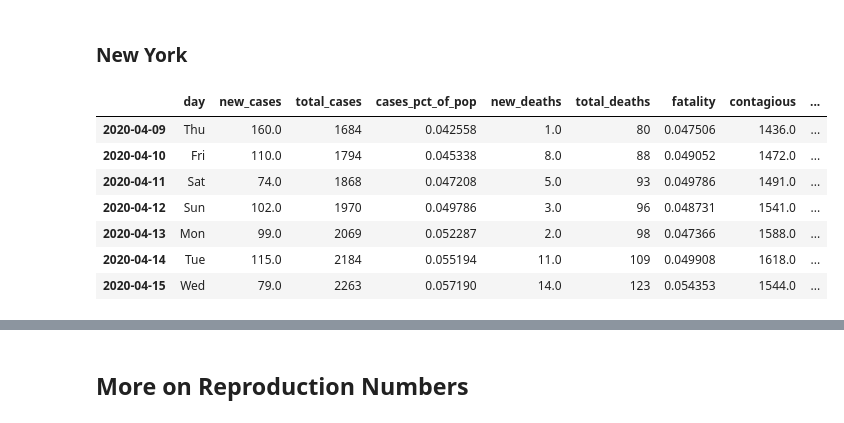
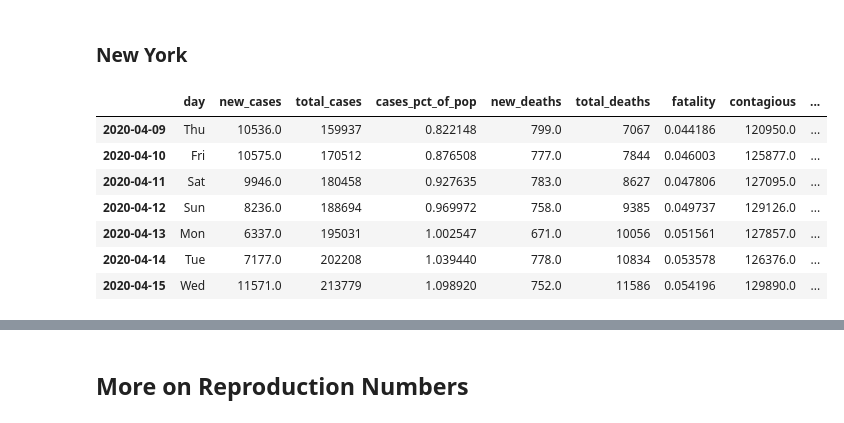
Before and after one commit to tedteske/Covid-19-Model, a Jupyter notebook: covid.ipynb, the cells around one changed output, grey strips where cells are left out. Cells and saved outputs as stored; diff of their text form; code cells hidden in the pictures.

```diff
--- a/covid.ipynb
+++ b/covid.ipynb
@@ -758,17 +750,17 @@ plot_growth(df_states,
 # %% [markdown]
 ### New York
 # %%
-NY_Cov = df_states[df_states['total_cases']>10].loc['Oklahoma']
+NY_Cov = df_states[df_states['total_cases']>10].loc['New York']
 NY_Cov[NY_Cov['source']=='actual'].tail(7)
 # %% [output]
 |  | day | new_cases | total_cases | cases_pct_of_pop | new_deaths | total_deaths | fatality | contagious | ... |
-| 2020-04-09 | Thu | 160.0 | 1684 | 0.042558 | 1.0 | 80 | 0.047506 | 1436.0 | ... |
-| 2020-04-10 | Fri | 110.0 | 1794 | 0.045338 | 8.0 | 88 | 0.049052 | 1472.0 | ... |
-| 2020-04-11 | Sat | 74.0 | 1868 | 0.047208 | 5.0 | 93 | 0.049786 | 1491.0 | ... |
-| 2020-04-12 | Sun | 102.0 | 1970 | 0.049786 | 3.0 | 96 | 0.048731 | 1541.0 | ... |
-| 2020-04-13 | Mon | 99.0 | 2069 | 0.052287 | 2.0 | 98 | 0.047366 | 1588.0 | ... |
-| 2020-04-14 | Tue | 115.0 | 2184 | 0.055194 | 11.0 | 109 | 0.049908 | 1618.0 | ... |
-| 2020-04-15 | Wed | 79.0 | 2263 | 0.057190 | 14.0 | 123 | 0.054353 | 1544.0 | ... |
+| 2020-04-09 | Thu | 10536.0 | 159937 | 0.822148 | 799.0 | 7067 | 0.044186 | 120950.0 | ... |
+| 2020-04-10 | Fri | 10575.0 | 170512 | 0.876508 | 777.0 | 7844 | 0.046003 | 125877.0 | ... |
+| 2020-04-11 | Sat | 9946.0 | 180458 | 0.927635 | 783.0 | 8627 | 0.047806 | 127095.0 | ... |
+| 2020-04-12 | Sun | 8236.0 | 188694 | 0.969972 | 758.0 | 9385 | 0.049737 | 129126.0 | ... |
+| 2020-04-13 | Mon | 6337.0 | 195031 | 1.002547 | 671.0 | 10056 | 0.051561 | 127857.0 | ... |
+| 2020-04-14 | Tue | 7177.0 | 202208 | 1.039440 | 778.0 | 10834 | 0.053578 | 126376.0 | ... |
+| 2020-04-15 | Wed | 11571.0 | 213779 | 1.098920 | 752.0 | 11586 | 0.054196 | 129890.0 | ... |
 # %%
 days_back = 21
 target = 0.7
```
Also changed, not shown: parts of 6 cells of this notebook.
